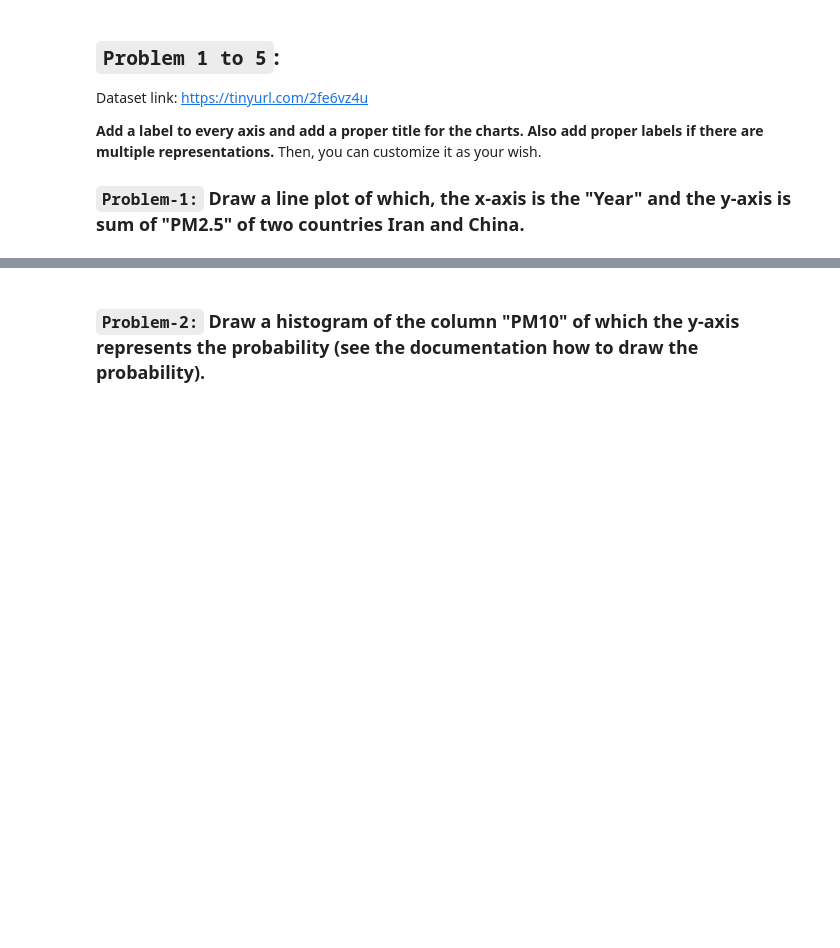
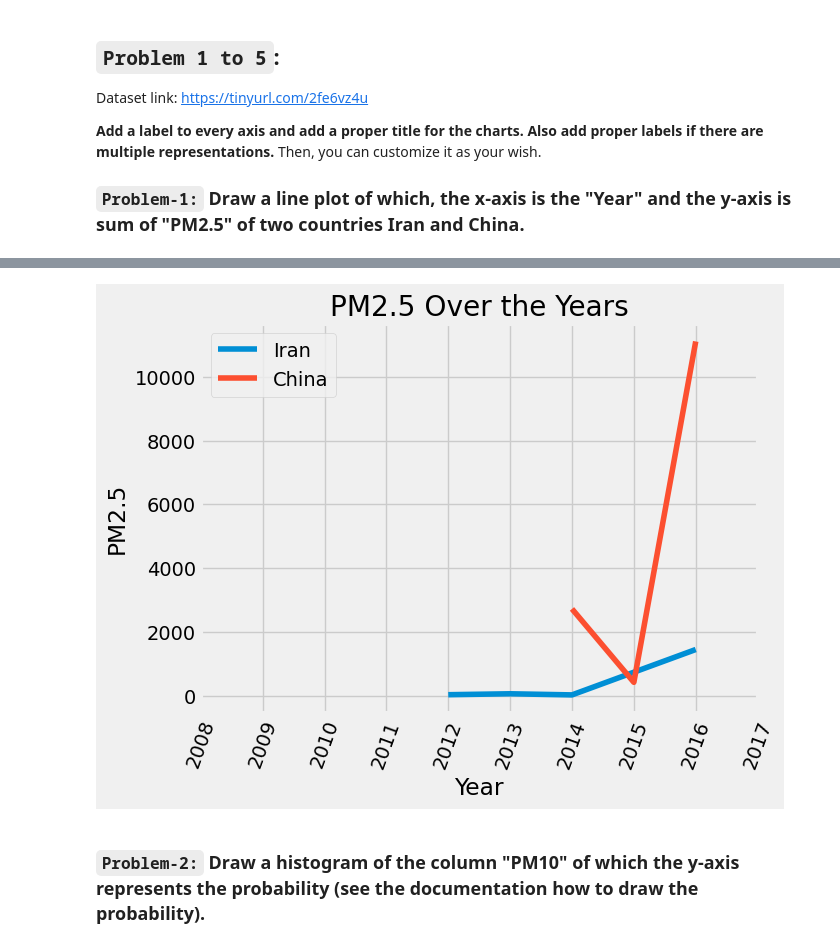
Before and after one commit to Apurba1903/DV_DA, a Jupyter notebook: Week 9 Task 23.ipynb, the cells around one changed output, grey strips where cells are left out. Drawn from its saved outputs; the diff is of its cells as text; code cells hidden in the pictures; blank space fills up the shorter version.

```diff
--- a/Week 9 Task 23.ipynb
+++ b/Week 9 Task 23.ipynb
@@ -1,3 +1,9 @@
+# %%
+import numpy as np
+import pandas as pd
+import matplotlib.pyplot as plt
+
+plt.style.use('fivethirtyeight')
 # %% [markdown]
 ## `Problem 1 to 5`:
 
@@ -10,0 +15,5 @@ Dataset link: https://tinyurl.com/2fe6vz4u
+# %%
+# Code Here
+
+df = pd.read_csv("https://tinyurl.com/2fe6vz4u")
+df.head()
@@ -11,2 +27,17 @@ Dataset link: https://tinyurl.com/2fe6vz4u
+# %%
+iran = df.query('Country == "Iran"').groupby('Year')['PM2.5'].sum()
+china = df.query('Country == "China"').groupby('Year')['PM2.5'].sum()
+# %%
+plt.plot(iran.index, iran.values, label ='Iran')
+plt.plot(china.index, china.values, label ='China')
+
+plt.title('PM2.5 Over the Years')
+plt.xlabel('Year')
+plt.ylabel('PM2.5')
+plt.legend()
+plt.xticks(df['Year'].value_counts().index ,rotation=70)
+plt.show()
+# %% [output]
+[figure, added]
 # %% [markdown]
 ### **`Problem-2:`** Draw a histogram of the  column "PM10" of which the y-axis represents the probability (see the documentation how to draw the probability).
```
Also changed, not shown: parts of 32 cells of this notebook.
